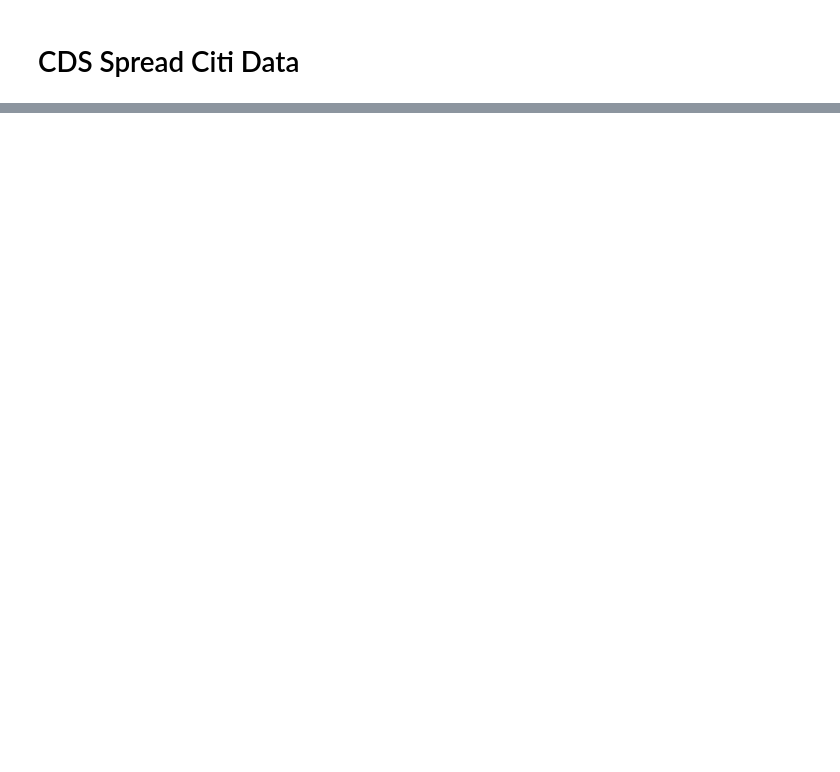
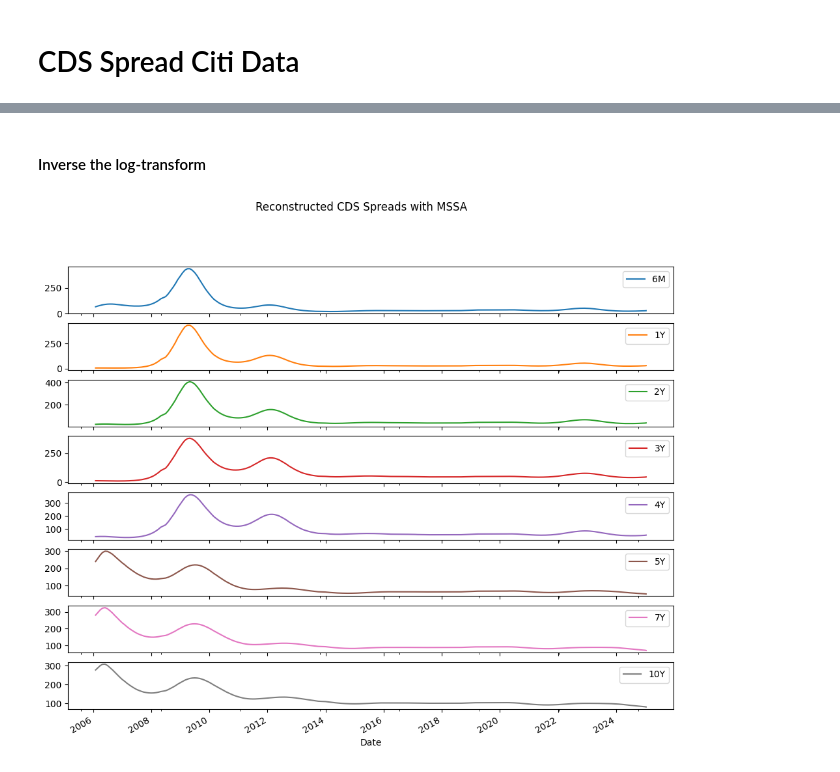
Before and after one commit to karandeeps18/Multivariate-Singular-Spectrum-Analysis, a Jupyter notebook: datavisualization.ipynb, the cells around one changed output, grey strips where cells are left out. Cells and saved outputs as stored; diff of their text form; code cells hidden in the pictures; blank space fills up the shorter version.

```diff
--- a/datavisualization.ipynb
+++ b/datavisualization.ipynb
@@ -124,0 +158,25 @@ First 5 rows of the reconstructed MSSA Matrix:
+# %%
+k = 5  # top 5 singular values
+reconstructed_matrix = np.dot(U[:, :k], np.dot(np.diag(s[:k]), Vt[:k, :]))
+# %%
+# averaging the diagonal values for all the overalapping windows
+def reverse_diagonal_average(matrix, window_size):
+    avg = []
+    for k in range(matrix.shape[1] + window_size - 1):
+        diag_elements = [matrix[i, k - i] for i in range(max(0, k - matrix.shape[1] + 1), min(window_size, k + 1))] #each diagonal represents a contribution from the overlapping windows
+        avg.append(np.mean(diag_elements))
+    return np.array(avg)
+# %%
+reconstructed_series = [reverse_diagonal_average(reconstructed_matrix[i*window_size:(i+1)*window_size], window_size)
+                        for i in range(len(df_log.columns))]
+# %% [markdown]
+#### Inverse the log-transform
+# %%
+df_reconstructed = pd.DataFrame(np.exp(reconstructed_series).T,
+                                 columns=df_log.columns,
+                                 index=df_log.index[:len(reconstructed_series[0])])
+# %%
+df_reconstructed.plot(subplots=True, figsize=(12, 10), title="Reconstructed CDS Spreads with MSSA")
+plt.show()
+# %% [output]
+[figure, added]
```
Also changed, not shown: parts of 27 cells of this notebook, 1 other file.
